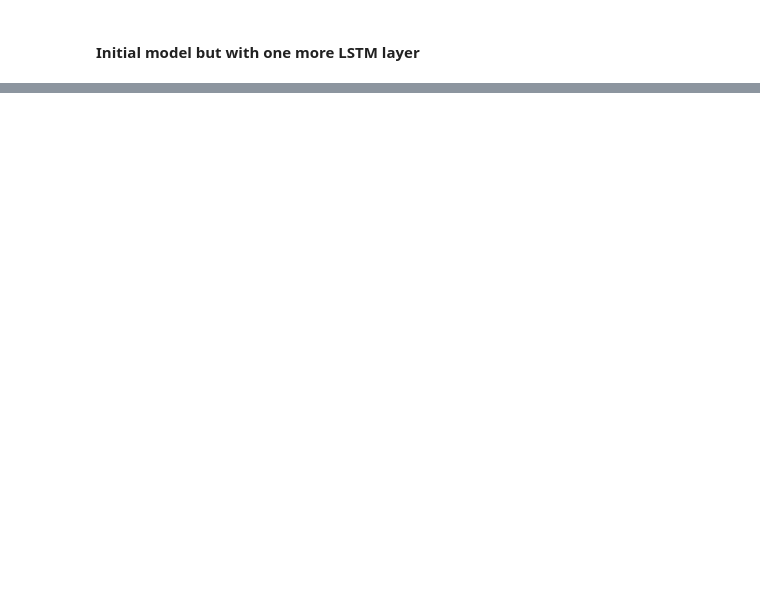
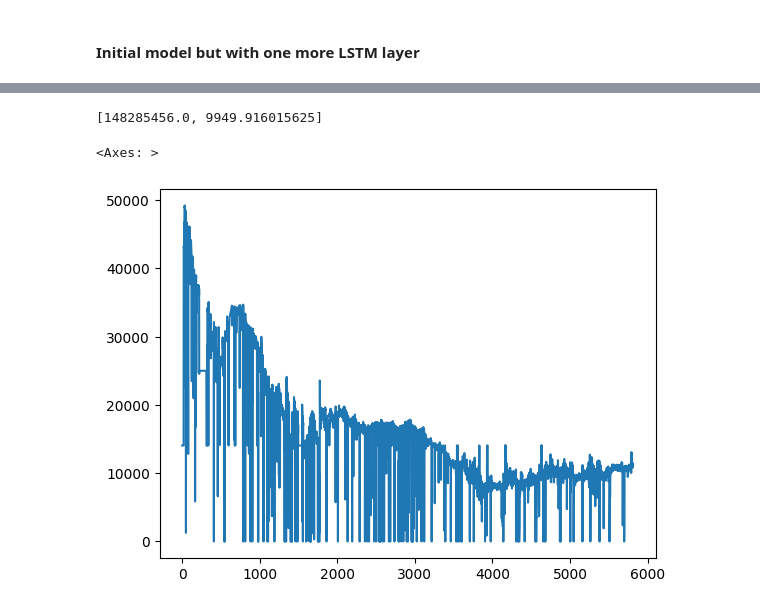
Before and after one commit to mattwagon/oil_production_prediction, a Jupyter notebook: notebooks/eduardo - rnn-model.ipynb, the cells around one changed output, grey strips where cells are left out. Cells and saved outputs as stored; diff of their text form; code cells hidden in the pictures; blank space fills up the shorter version.

```diff
--- a/notebooks/eduardo - rnn-model.ipynb
+++ b/notebooks/eduardo - rnn-model.ipynb
@@ -919,0 +1203,10 @@ res5
+# %%
+res6 = model_6.evaluate(X_test_s, y_test_s, verbose=0)
+res6
+# %% [output]
+[148285456.0, 9949.916015625]
+# %%
+df['Qoil MPFM'].plot()
+# %% [output]
+<Axes: >
+[figure, added]
```
Also changed, not shown: parts of 57 cells of this notebook.
